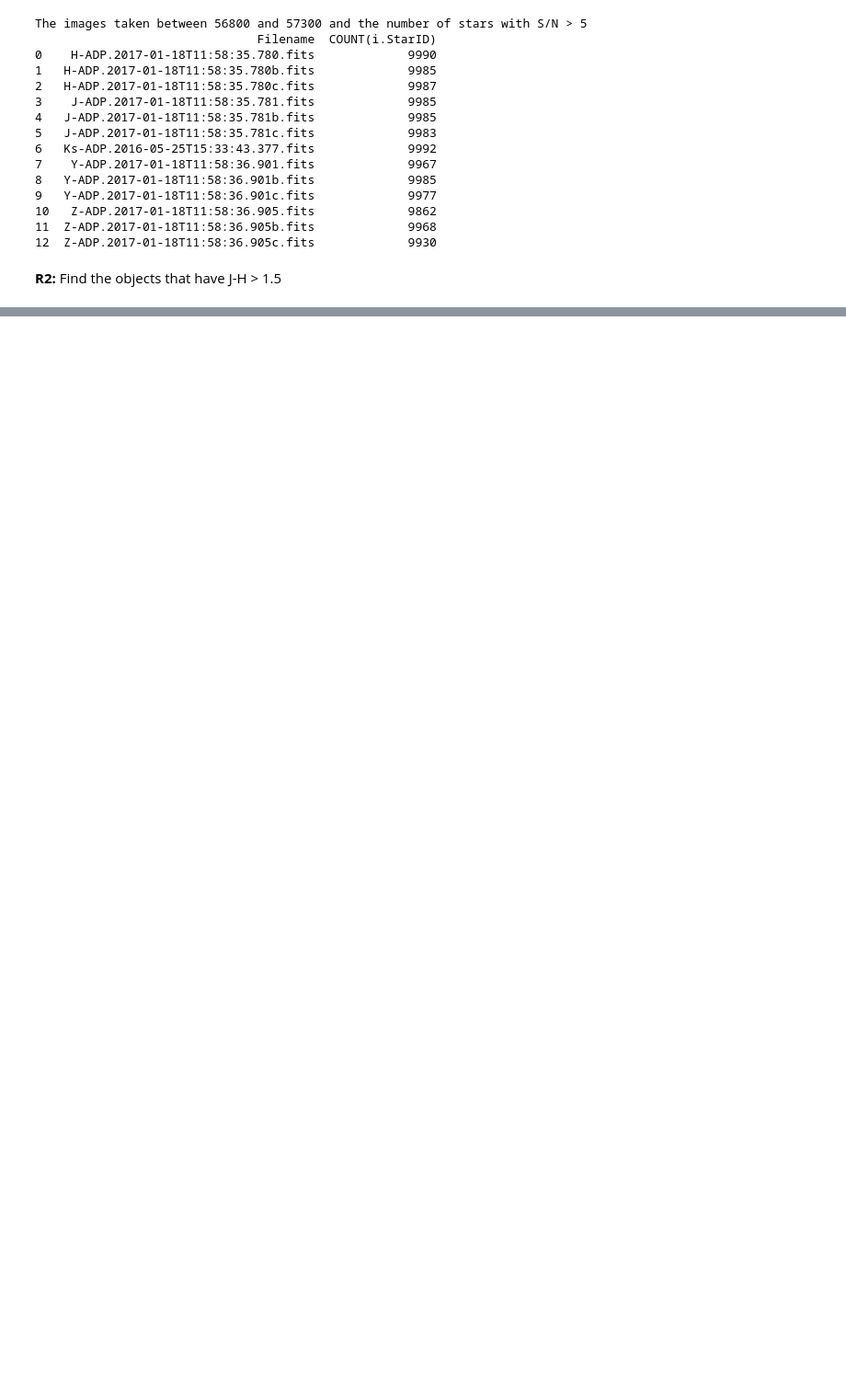
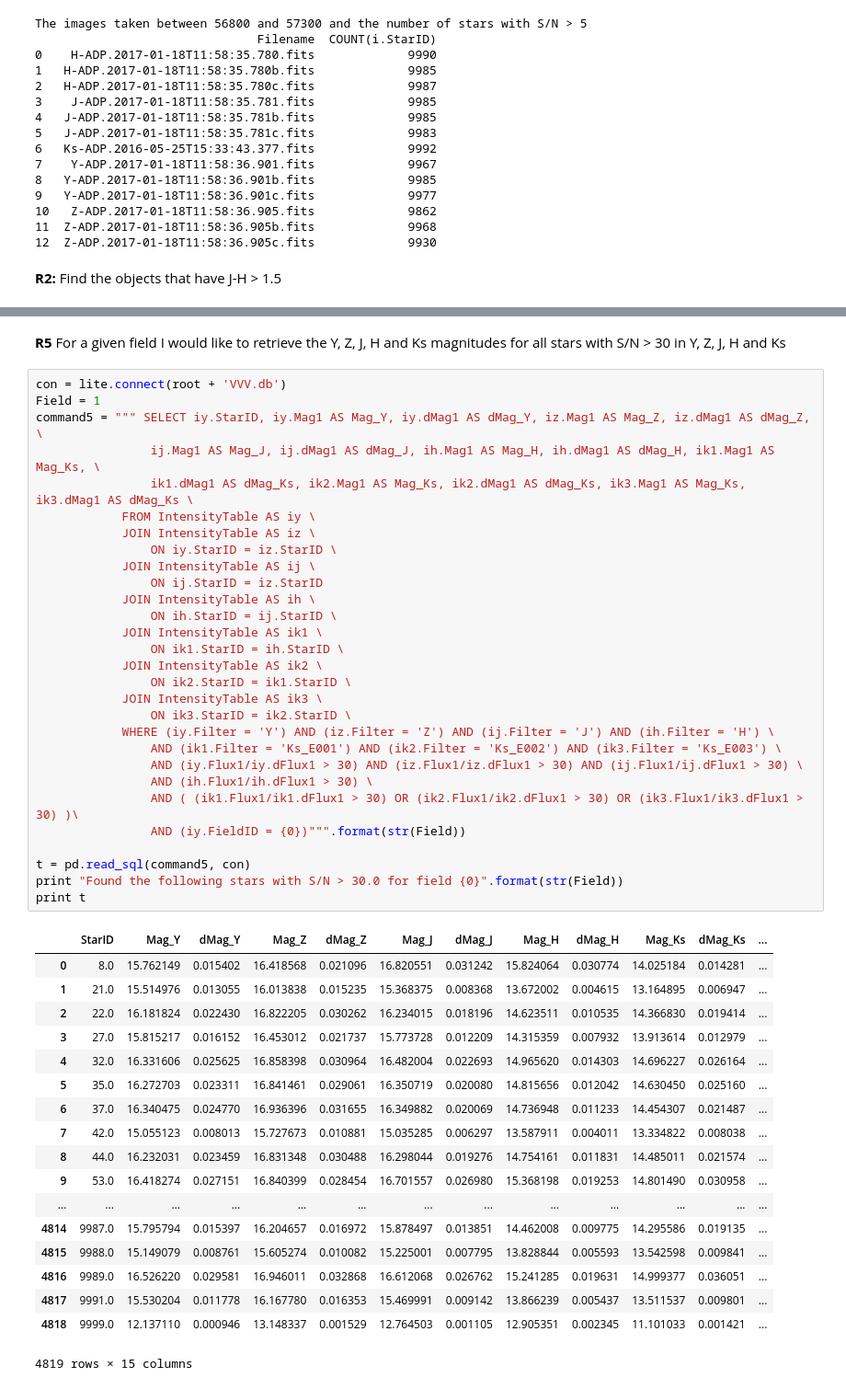
Before and after one commit to EStoop/Final-Project-DBDM, a Jupyter notebook: Final1.ipynb, the cells around one changed output, grey strips where cells are left out. Shown at 92% size. Saved outputs shown, nothing was run; the diff lists cells and outputs as text; blank space fills up the shorter version.

```diff
--- a/Final1.ipynb
+++ b/Final1.ipynb
@@ -272,0 +313,50 @@ Objects with J-H > 1.5 are the following stars:
+# %% [markdown]
+**R5** For a given field I would like to retrieve the Y, Z, J, H and Ks magnitudes for all stars with S/N > 30 in Y, Z, J, H and Ks
+# %%
+con = lite.connect(root + 'VVV.db')
+Field = 1
+command5 = """ SELECT iy.StarID, iy.Mag1 AS Mag_Y, iy.dMag1 AS dMag_Y, iz.Mag1 AS Mag_Z, iz.dMag1 AS dMag_Z, \
+                ij.Mag1 AS Mag_J, ij.dMag1 AS dMag_J, ih.Mag1 AS Mag_H, ih.dMag1 AS dMag_H, ik1.Mag1 AS Mag_Ks, \
+                ik1.dMag1 AS dMag_Ks, ik2.Mag1 AS Mag_Ks, ik2.dMag1 AS dMag_Ks, ik3.Mag1 AS Mag_Ks, ik3.dMag1 AS dMag_Ks \
+            FROM IntensityTable AS iy \
+            JOIN IntensityTable AS iz \
+                ON iy.StarID = iz.StarID \
+            JOIN IntensityTable AS ij \
+                ON ij.StarID = iz.StarID
+            JOIN IntensityTable AS ih \
+                ON ih.StarID = ij.StarID \
+            JOIN IntensityTable AS ik1 \
+                ON ik1.StarID = ih.StarID \
+            JOIN IntensityTable AS ik2 \
+                ON ik2.StarID = ik1.StarID \
+            JOIN IntensityTable AS ik3 \
+                ON ik3.StarID = ik2.StarID \
+            WHERE (iy.Filter = 'Y') AND (iz.Filter = 'Z') AND (ij.Filter = 'J') AND (ih.Filter = 'H') \
+                AND (ik1.Filter = 'Ks_E001') AND (ik2.Filter = 'Ks_E002') AND (ik3.Filter = 'Ks_E003') \
+                AND (iy.Flux1/iy.dFlux1 > 30) AND (iz.Flux1/iz.dFlux1 > 30) AND (ij.Flux1/ij.dFlux1 > 30) \
+                AND (ih.Flux1/ih.dFlux1 > 30) \
+                AND ( (ik1.Flux1/ik1.dFlux1 > 30) OR (ik2.Flux1/ik2.dFlux1 > 30) OR (ik3.Flux1/ik3.dFlux1 > 30) )\
+                AND (iy.FieldID = {0})""".format(str(Field))
+
+t = pd.read_sql(command5, con)
+print "Found the following stars with S/N > 30.0 for field {0}".format(str(Field))
+print t
+# %% [output]
+|  | StarID | Mag_Y | dMag_Y | Mag_Z | dMag_Z | Mag_J | dMag_J | Mag_H | dMag_H | Mag_Ks | dMag_Ks | ... |
+| 0 | 8.0 | 15.762149 | 0.015402 | 16.418568 | 0.021096 | 16.820551 | 0.031242 | 15.824064 | 0.030774 | 14.025184 | 0.014281 | ... |
+| 1 | 21.0 | 15.514976 | 0.013055 | 16.013838 | 0.015235 | 15.368375 | 0.008368 | 13.672002 | 0.004615 | 13.164895 | 0.006947 | ... |
+| 2 | 22.0 | 16.181824 | 0.022430 | 16.822205 | 0.030262 | 16.234015 | 0.018196 | 14.623511 | 0.010535 | 14.366830 | 0.019414 | ... |
+| 3 | 27.0 | 15.815217 | 0.016152 | 16.453012 | 0.021737 | 15.773728 | 0.012209 | 14.315359 | 0.007932 | 13.913614 | 0.012979 | ... |
+| 4 | 32.0 | 16.331606 | 0.025625 | 16.858398 | 0.030964 | 16.482004 | 0.022693 | 14.965620 | 0.014303 | 14.696227 | 0.026164 | ... |
+| 5 | 35.0 | 16.272703 | 0.023311 | 16.841461 | 0.029061 | 16.350719 | 0.020080 | 14.815656 | 0.012042 | 14.630450 | 0.025160 | ... |
+| 6 | 37.0 | 16.340475 | 0.024770 | 16.936396 | 0.031655 | 16.349882 | 0.020069 | 14.736948 | 0.011233 | 14.454307 | 0.021487 | ... |
+| 7 | 42.0 | 15.055123 | 0.008013 | 15.727673 | 0.010881 | 15.035285 | 0.006297 | 13.587911 | 0.004011 | 13.334822 | 0.008038 | ... |
+| 8 | 44.0 | 16.232031 | 0.023459 | 16.831348 | 0.030488 | 16.298044 | 0.019276 | 14.754161 | 0.011831 | 14.485011 | 0.021574 | ... |
+| 9 | 53.0 | 16.418274 | 0.027151 | 16.840399 | 0.028454 | 16.701557 | 0.026980 | 15.368198 | 0.019253 | 14.801490 | 0.030958 | ... |
+| ... | ... | ... | ... | ... | ... | ... | ... | ... | ... | ... | ... | ... |
+| 4814 | 9987.0 | 15.795794 | 0.015397 | 16.204657 | 0.016972 | 15.878497 | 0.013851 | 14.462008 | 0.009775 | 14.295586 | 0.019135 | ... |
+| 4815 | 9988.0 | 15.149079 | 0.008761 | 15.605274 | 0.010082 | 15.225001 | 0.007795 | 13.828844 | 0.005593 | 13.542598 | 0.009841 | ... |
+| 4816 | 9989.0 | 16.526220 | 0.029581 | 16.946011 | 0.032868 | 16.612068 | 0.026762 | 15.241285 | 0.019631 | 14.999377 | 0.036051 | ... |
+| 4817 | 9991.0 | 15.530204 | 0.011778 | 16.167780 | 0.016353 | 15.469991 | 0.009142 | 13.866239 | 0.005437 | 13.511537 | 0.009801 | ... |
+| 4818 | 9999.0 | 12.137110 | 0.000946 | 13.148337 | 0.001529 | 12.764503 | 0.001105 | 12.905351 | 0.002345 | 11.101033 | 0.001421 | ... |
+4819 rows × 15 columns
```
Also changed, not shown: parts of 8 cells of this notebook, 5 other files.
